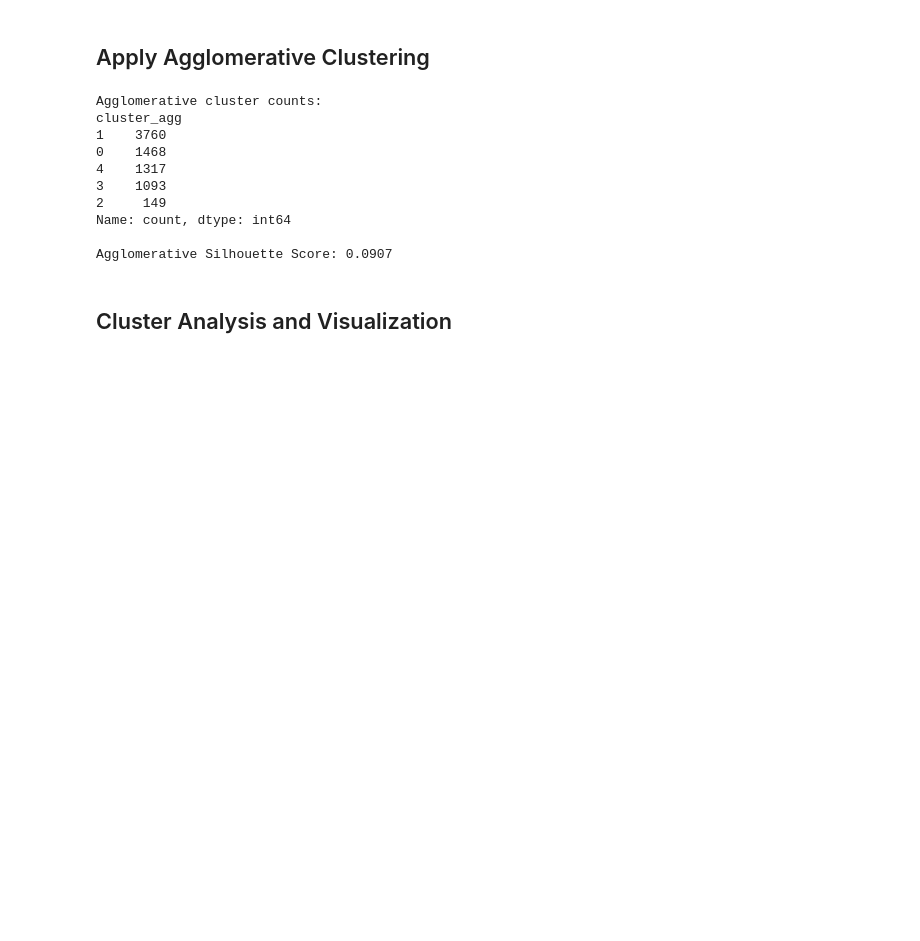
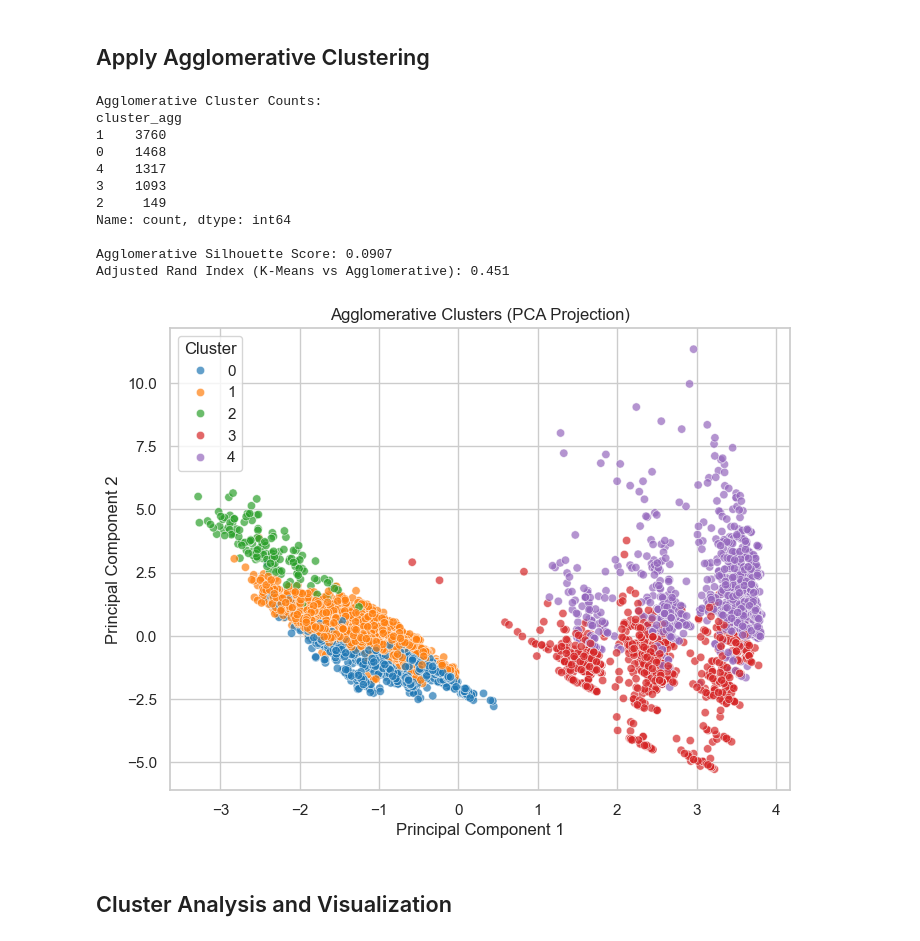
Before and after one commit to atijare/Netflix-Content-Clustering, a Jupyter notebook: Project4_Clustering.ipynb, the cells around one changed output. Saved outputs shown, nothing was run; the diff lists cells and outputs as text; code cells hidden in the pictures; blank space fills up the shorter version.

```diff
--- a/Project4_Clustering.ipynb
+++ b/Project4_Clustering.ipynb
@@ -163,38 +163,61 @@ Name: count, dtype: int64
 # %% [markdown]
 ## Apply Agglomerative Clustering ##
 # %%
-# Use the same number of clusters as KMeans
+# Use the same number of clusters as K-Means
 n_clusters = 5
 
-# Create Agglomerative Clustering model
-agg = AgglomerativeClustering(n_clusters=n_clusters, linkage='ward')  # 'ward' works with Euclidean distance
-
-# Fit the model and assign cluster labels
+# Create and fit the Agglomerative Clustering model
+agg = AgglomerativeClustering(n_clusters=n_clusters, linkage='ward')
 df['cluster_agg'] = agg.fit_predict(X_scaled)
 
-# Display number of titles per cluster
-print("Agglomerative cluster counts:")
+# Display the number of titles in each Agglomerative cluster
+print("Agglomerative Cluster Counts:")
 print(df['cluster_agg'].value_counts())
 
-# Silhouette score to check quality of clusters
-sil_agg = silhouette_score(X_scaled, df['cluster_agg'])
-print("\nAgglomerative Silhouette Score:", round(sil_agg, 4))
+# Calculate silhouette score to evaluate cluster separation
+silhouette_agg = silhouette_score(X_scaled, df['cluster_agg'])
+print("\nAgglomerative Silhouette Score:", round(silhouette_agg, 4))
 
-# Compare Agglomerative with KMeans using Adjusted Rand Index (if KMeans already run)
-if 'cluster_kmeans' in df.columns:
-    ari = adjusted_rand_score(df['cluster_kmeans'], df['cluster_agg'])
-    print("Adjusted Rand Index (KMeans vs Agglomerative):", round(ari, 4))
+if 'cluster' in df.columns:  # assuming K-Means cluster column is named 'cluster'
+    ari_score = adjusted_rand_score(df['cluster'], df['cluster_agg'])
+    print("Adjusted Rand Index (K-Means vs Agglomerative):", round(ari_score, 4))
+
+
+# Reduce data to 2D using PCA
+pca = PCA(n_components=2, random_state=42)
+X_pca = pca.fit_transform(X_scaled)
+
+# Create a DataFrame for plotting
+pca_df = pd.DataFrame(X_pca, columns=['PCA1', 'PCA2'])
+pca_df['cluster_agg'] = df['cluster_agg']
+
+# Plot Agglomerative clusters
+plt.figure(figsize=(8,6))
+sns.scatterplot(
+    x='PCA1', y='PCA2',
+    hue='cluster_agg',
+    palette='tab10',
+    data=pca_df,
+    alpha=0.7
+)
+plt.title("Agglomerative Clusters (PCA Projection)")
+plt.xlabel("Principal Component 1")
+plt.ylabel("Principal Component 2")
+plt.legend(title="Cluster")
+plt.show()
 # %% [output]
-Agglomerative cluster counts:
+Agglomerative Cluster Counts:
 cluster_agg
 1    3760
 0    1468
 4    1317
 3    1093
 2     149
 Name: count, dtype: int64
 
 Agglomerative Silhouette Score: 0.0907
+Adjusted Rand Index (K-Means vs Agglomerative): 0.451
+[figure, added]
 # %% [markdown]
 ## Cluster Analysis and Visualization ##
 # %%
```
Also changed, not shown: parts of 1 cell of this notebook.
